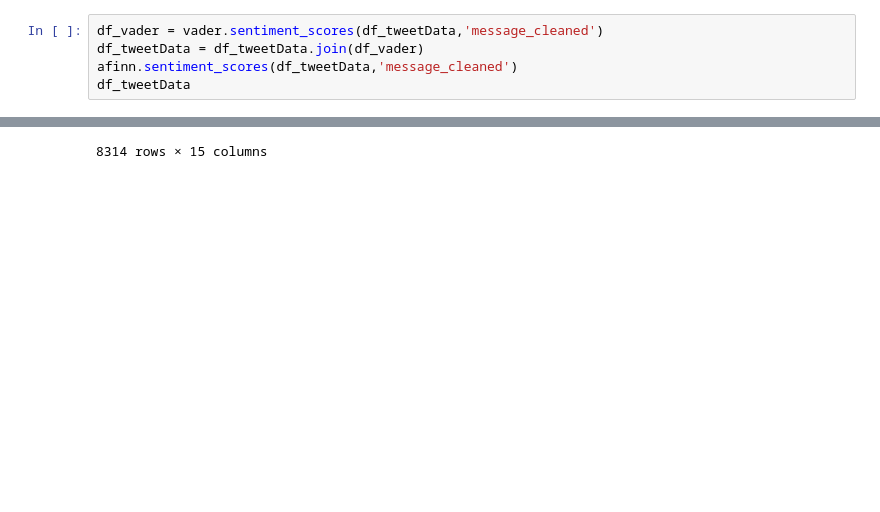
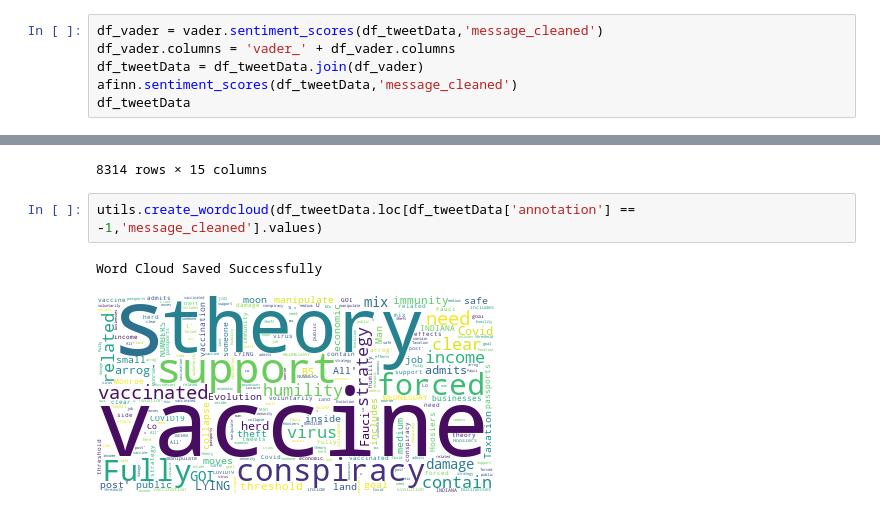
Before and after one commit to VenugopalBhatia/antivax_sa, a Jupyter notebook: analysis.ipynb, the cells around one changed output, grey strips where cells are left out. Drawn from its saved outputs; the diff is of its cells as text; blank space fills up the shorter version.

Commit message:
add wordcloud method to utils

```diff
--- a/analysis.ipynb
+++ b/analysis.ipynb
@@ -65,6 +66,7 @@ preprocessor.lemmatize_tweets(df_tweetData,'message_tokenized','message_tokens_l
 ## VADER & afinn based sentiment analysis
 # %%
 df_vader = vader.sentiment_scores(df_tweetData,'message_cleaned')
+df_vader.columns = 'vader_' + df_vader.columns
 df_tweetData = df_tweetData.join(df_vader)
 afinn.sentiment_scores(df_tweetData,'message_cleaned')
 df_tweetData
@@ -82,3 +84,8 @@ df_tweetData
 | 8312 | @WFIUNews WEDNESDAY INDIANA #COVI... | -1 | [] | [WFIUNews] | [COVID19] | [] | WEDNESDAY INDIANA #COVID19 VACCIN... | [WEDNESDAY, INDIANA, COVID19, VAC... | ... |
 | 8313 | RT @B1ack_Woman: When someone vol... | -1 | [RT @B1ack_Woman:] | [B1ack_Woman] | [] | [] | When someone voluntarily tweets a... | [someone, voluntarily, tweets, si... | ... |
 8314 rows × 15 columns
+# %%
+utils.create_wordcloud(df_tweetData.loc[df_tweetData['annotation'] == -1,'message_cleaned'].values)
+# %% [output]
+Word Cloud Saved Successfully
+[figure, added]
```
Also changed, not shown: parts of 1 cell of this notebook, 3 other files.
